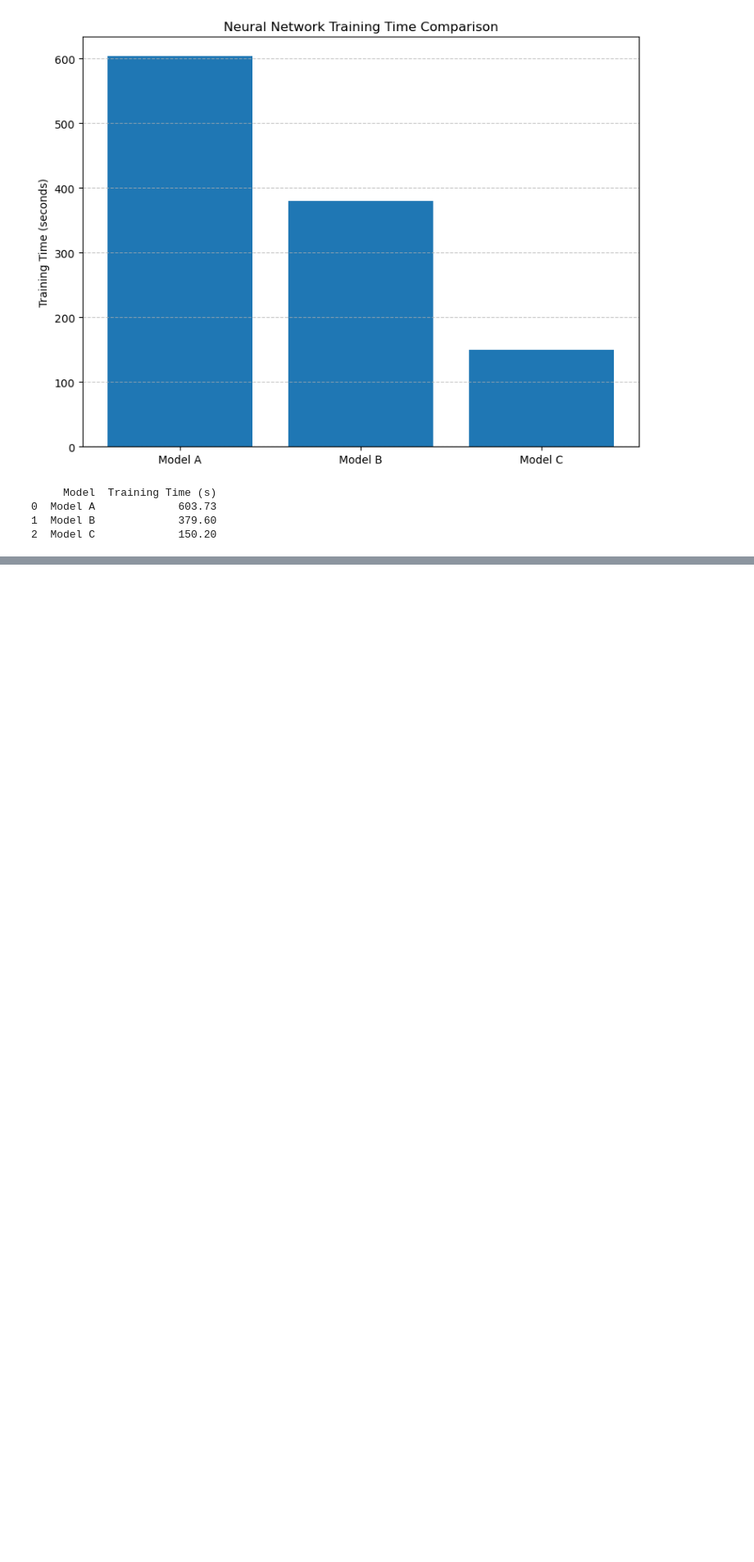
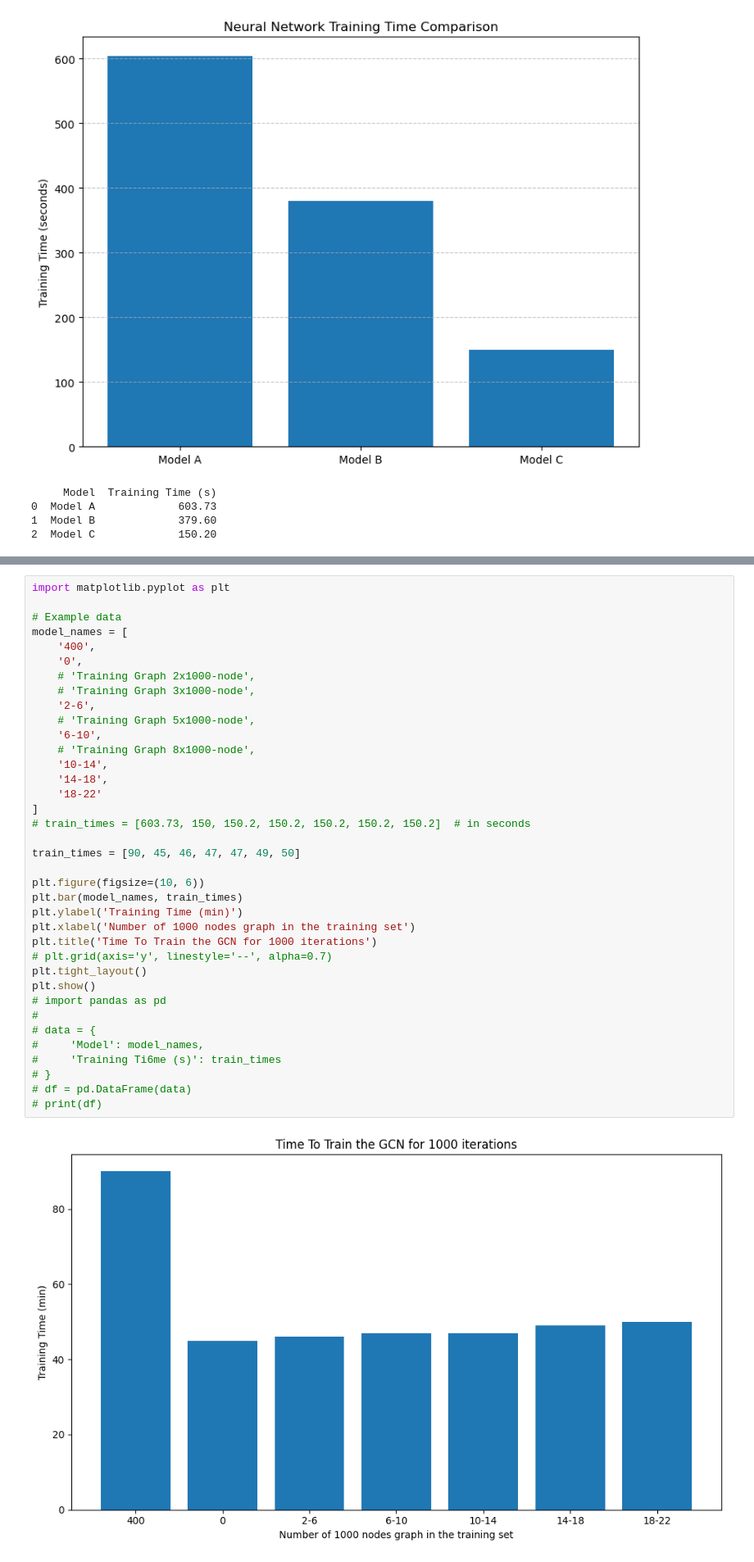
Before and after one commit to MJavaadAkhtar/GCN-max-cut, a Jupyter notebook: NeuralTesting3.ipynb, the cells around one changed output, grey strips where cells are left out. Shown at 82% size. Saved outputs shown, nothing was run; the diff lists cells and outputs as text; blank space fills up the shorter version.

```diff
--- a/NeuralTesting3.ipynb
+++ b/NeuralTesting3.ipynb
@@ -1441,0 +814,39 @@ print(df)
+# %%
+import matplotlib.pyplot as plt
+
+# Example data
+model_names = [
+    '400',
+    '0',
+    # 'Training Graph 2x1000-node',
+    # 'Training Graph 3x1000-node',
+    '2-6',
+    # 'Training Graph 5x1000-node',
+    '6-10',
+    # 'Training Graph 8x1000-node',
+    '10-14',
+    '14-18',
+    '18-22'
+]
+# train_times = [603.73, 150, 150.2, 150.2, 150.2, 150.2, 150.2]  # in seconds
+
+train_times = [90, 45, 46, 47, 47, 49, 50]
+
+plt.figure(figsize=(10, 6))
+plt.bar(model_names, train_times)
+plt.ylabel('Training Time (min)')
+plt.xlabel('Number of 1000 nodes graph in the training set')
+plt.title('Time To Train the GCN for 1000 iterations')
+# plt.grid(axis='y', linestyle='--', alpha=0.7)
+plt.tight_layout()
+plt.show()
+# import pandas as pd
+#
+# data = {
+#     'Model': model_names,
+#     'Training Ti6me (s)': train_times
+# }
+# df = pd.DataFrame(data)
+# print(df)
+# %% [output]
+[figure, added]
```
Also changed, not shown: parts of 22 cells of this notebook, 24 other files.
